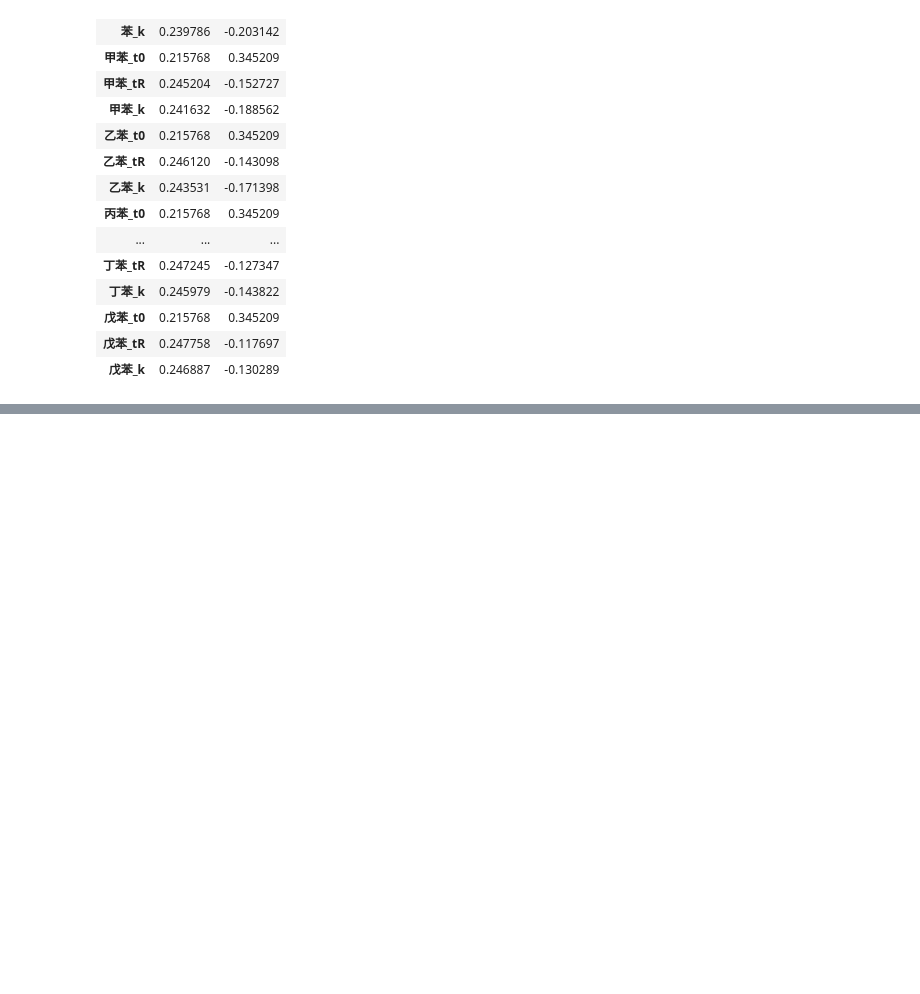
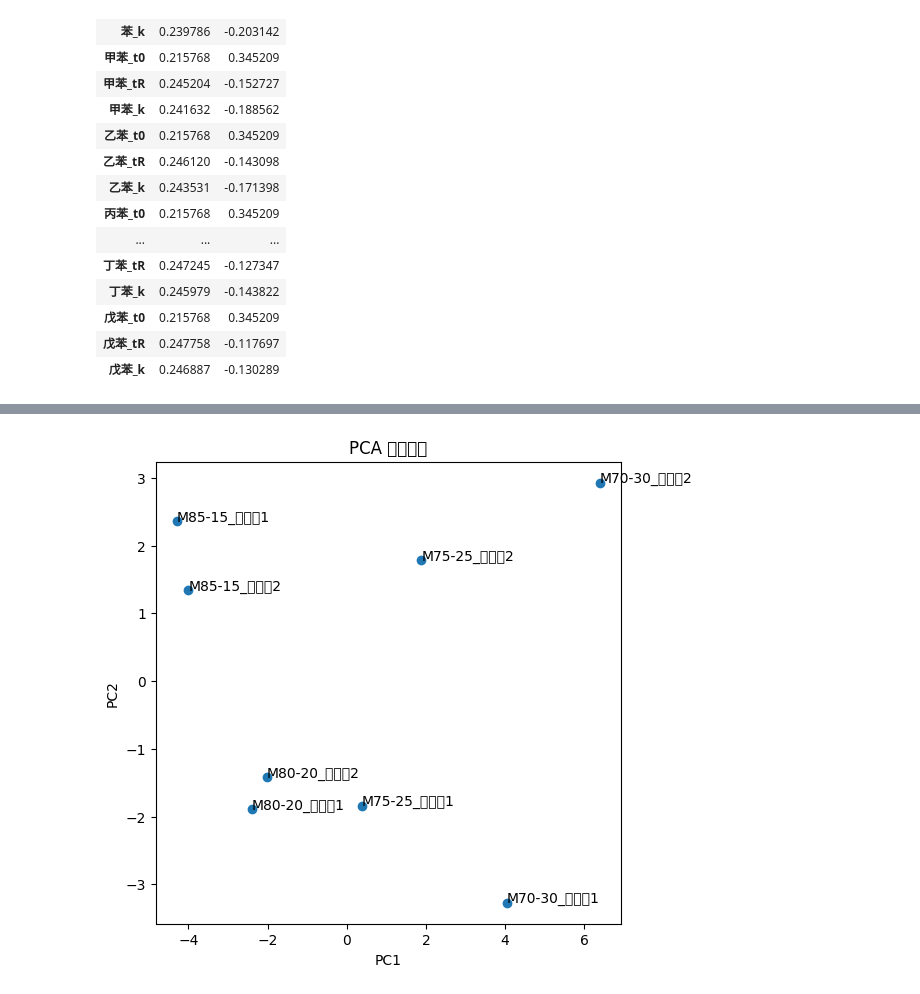
Before and after one commit to zhouyinpeng75-coder/pyGAPS, a Jupyter notebook: docs/examples/pca.test.ipynb, the cells around one changed output, grey strips where cells are left out. Cells and saved outputs as stored; diff of their text form; code cells hidden in the pictures; blank space fills up the shorter version.

```diff
--- a/docs/examples/pca.test.ipynb
+++ b/docs/examples/pca.test.ipynb
@@ -108,0 +150,16 @@ loading
+# %%
+X = df.drop(columns=["样本编号"])
+# %%
+from sklearn.preprocessing import StandardScaler
+
+scaler = StandardScaler()
+X_scaled = scaler.fit_transform(X)
+# %%
+from sklearn.decomposition import PCA
+
+pca = PCA(n_components=2)
+pca_result = pca.fit_transform(X_scaled)
+# %%
+pca_df = pd.DataFrame(pca_result, columns=["PC1", "PC2"])
+pca_df["样本编号"] = df["样本编号"].values  # 按你真实列名替换
+pca_df
@@ -108,0 +176,15 @@ loading
+# %%
+import matplotlib.pyplot as plt
+
+plt.figure(figsize=(6,6))
+plt.scatter(pca_df["PC1"], pca_df["PC2"])
+
+for i in range(len(pca_df)):
+    plt.text(pca_df["PC1"][i], pca_df["PC2"][i], pca_df["样本编号"][i])
+
+plt.xlabel("PC1")
+plt.ylabel("PC2")
+plt.title("PCA 主成分图")
+plt.show()
+# %% [output]
+[figure, added]
```
Also changed, not shown: parts of 5 cells of this notebook, 2 other files.
